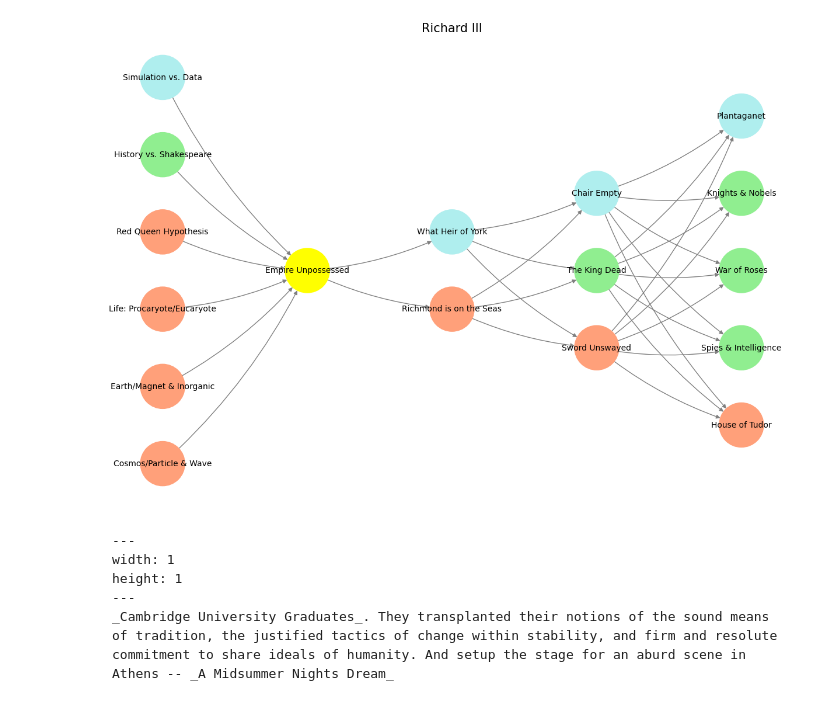
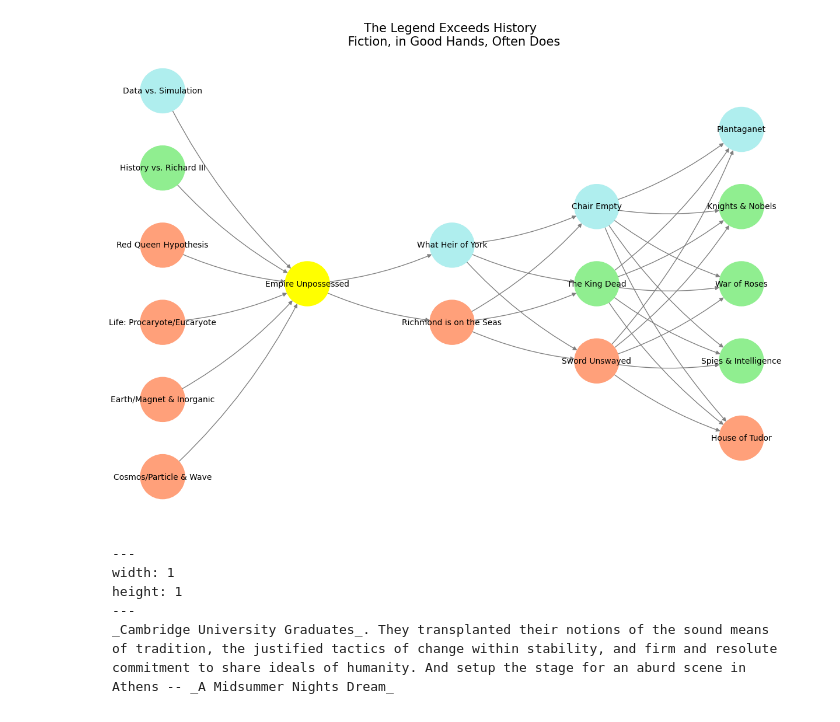
Before and after one commit to abikesa/boltz, a Jupyter notebook: kitabo/ensi/_build/jupyter_execute/act1/chapter3.ipynb, the cells around one changed output. Saved outputs shown, nothing was run; the diff lists cells and outputs as text; code cells hidden in the pictures.

````diff
--- a/kitabo/ensi/_build/jupyter_execute/act1/chapter3.ipynb
+++ b/kitabo/ensi/_build/jupyter_execute/act1/chapter3.ipynb
@@ -20,7 +34,7 @@ import networkx as nx
 # Define the neural network structure; modified to align with "Aprés Moi, Le Déluge" (i.e. Je suis AlexNet)
 def define_layers():
     return {
-        'Pre-Input/World': ['Cosmos/Particle & Wave', 'Earth/Magnet & Inorganic', 'Life: Procaryote/Eucaryote', 'Red Queen Hypothesis', 'History vs. Shakespeare', 'Simulation vs. Data'],
+        'Pre-Input/World': ['Cosmos/Particle & Wave', 'Earth/Magnet & Inorganic', 'Life: Procaryote/Eucaryote', 'Red Queen Hypothesis', 'History vs. Richard III', 'Data vs. Simulation'],
         'Yellowstone/PerceptionAI': ['Empire Unpossessed'],
         'Input/AgenticAI': ['Richmond is on the Seas', 'What Heir of York'],
         'Hidden/GenerativeAI': ['Sword Unswayed', 'The King Dead', 'Chair Empty'],
@@ -31,9 +45,9 @@ def define_layers():
 def assign_colors(node, layer):
     if node == 'Empire Unpossessed':
         return 'yellow'
-    if layer == 'Pre-Input/World' and node in [ 'Simulation vs. Data']:
+    if layer == 'Pre-Input/World' and node in [ 'Data vs. Simulation']:
         return 'paleturquoise'
-    if layer == 'Pre-Input/World' and node in [ 'History vs. Shakespeare']:
+    if layer == 'Pre-Input/World' and node in [ 'History vs. Richard III']:
         return 'lightgreen'
     elif layer == 'Input/AgenticAI' and node == 'What Heir of York':
         return 'paleturquoise'
@@ -68,35 +82,35 @@ def visualize_nn():
     center_x = 0  # Align nodes horizontally
 
     # Add nodes and assign positions
     for i, (layer_name, nodes) in enumerate(layers.items()):
         y_positions = calculate_positions(nodes, center_x, offset=-len(layers) + i + 1)
         for node, position in zip(nodes, y_positions):
             G.add_node(node, layer=layer_name)
             pos[node] = position
             node_colors.append(assign_colors(node, layer_name))
 
     # Add edges (without weights)
     for layer_pair in [
         ('Pre-Input/World', 'Yellowstone/PerceptionAI'), ('Yellowstone/PerceptionAI', 'Input/AgenticAI'), ('Input/AgenticAI', 'Hidden/GenerativeAI'), ('Hidden/GenerativeAI', 'Output/PhysicalAI')
     ]:
         source_layer, target_layer = layer_pair
         for source in layers[source_layer]:
             for target in layers[target_layer]:
                 G.add_edge(source, target)
 
     # Draw the graph
     plt.figure(figsize=(12, 8))
     nx.draw(
         G, pos, with_labels=True, node_color=node_colors, edge_color='gray',
         node_size=3000, font_size=10, connectionstyle="arc3,rad=0.1"
     )
-    plt.title("Richard III", fontsize=15)
+    plt.title("The Legend Exceeds History \n Fiction, in Good Hands, Often Does", fontsize=15)
     plt.show()
 
 # Run the visualization
 visualize_nn()
 # %% [output]
-[figure, old version]
+[figure, new version]
 # %% [markdown]
 ```{figure} ../figures/blanche.*
 ---
````
Also changed, not shown: parts of 2 cells of this notebook, 6 other files.
